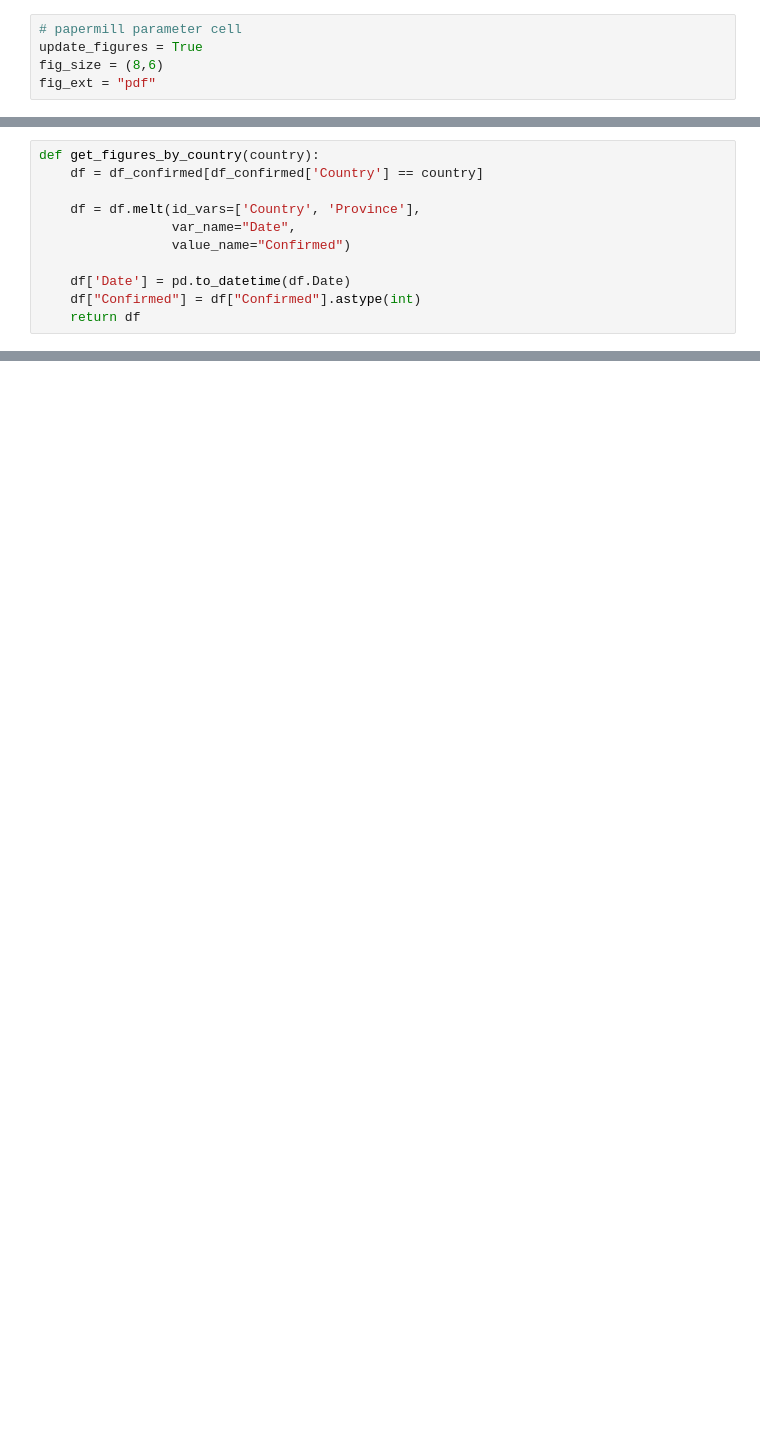
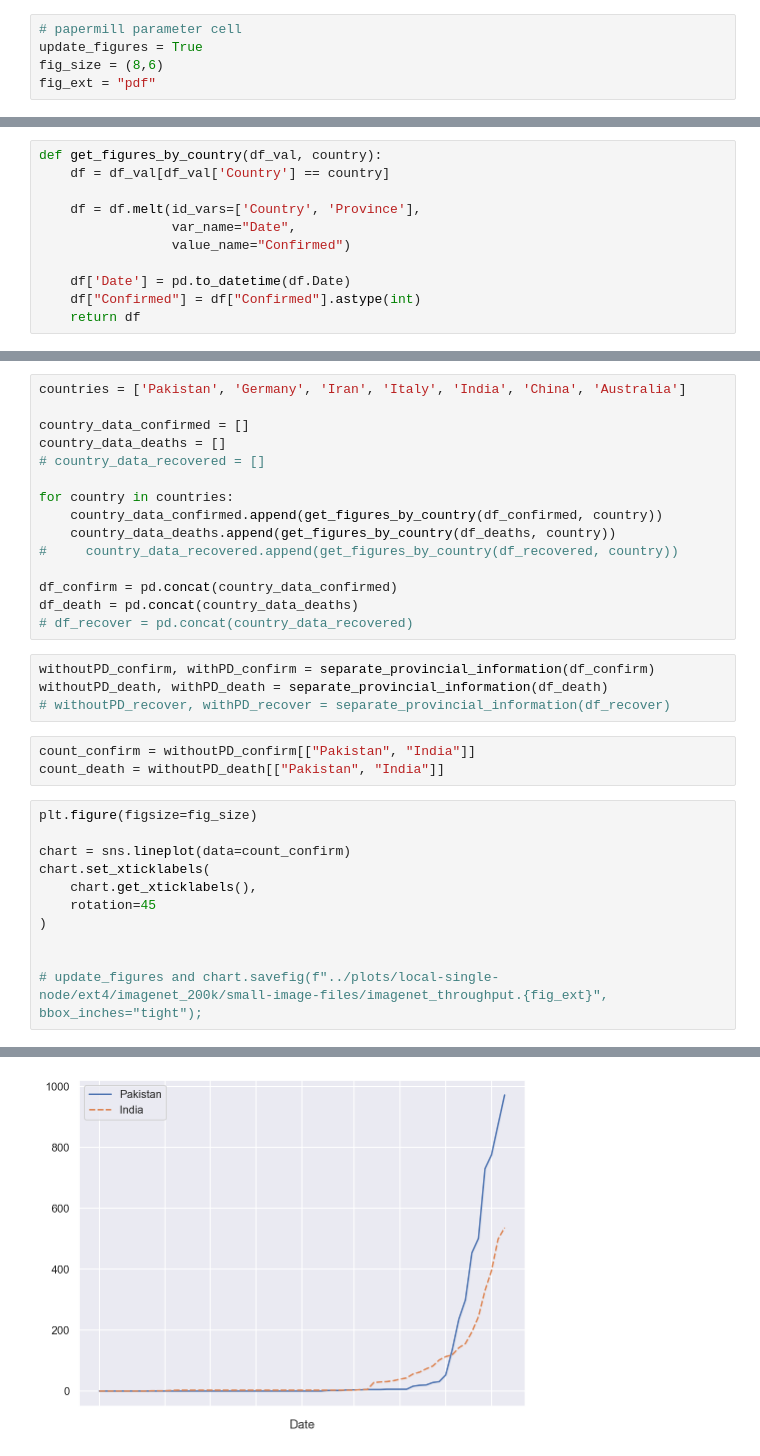
Before and after one commit to aliabbasjaffri/COVID-19-Analysis, a Jupyter notebook: Analysis.ipynb, the cells around one changed output, grey strips where cells are left out. Cells and saved outputs as stored; diff of their text form; blank space fills up the shorter version.

```diff
--- a/Analysis.ipynb
+++ b/Analysis.ipynb
@@ -29,6 +34,6 @@ df_confirmed = pd.concat([
 # %%
-def get_figures_by_country(country):
-    df = df_confirmed[df_confirmed['Country'] == country]
+def get_figures_by_country(df_val, country):
+    df = df_val[df_val['Country'] == country]
 
     df = df.melt(id_vars=['Country', 'Province'],
                  var_name="Date",
@@ -58,0 +55,34 @@ withoutPD = withoutPD.dropna(axis=1, how='all')
+# %%
+countries = ['Pakistan', 'Germany', 'Iran', 'Italy', 'India', 'China', 'Australia']
+
+country_data_confirmed = []
+country_data_deaths = []
+# country_data_recovered = []
+
+for country in countries:
+    country_data_confirmed.append(get_figures_by_country(df_confirmed, country))
+    country_data_deaths.append(get_figures_by_country(df_deaths, country))
+#     country_data_recovered.append(get_figures_by_country(df_recovered, country))
+
+df_confirm = pd.concat(country_data_confirmed)
+df_death = pd.concat(country_data_deaths)
+# df_recover = pd.concat(country_data_recovered)
+# %%
+withoutPD_confirm, withPD_confirm = separate_provincial_information(df_confirm)
+withoutPD_death, withPD_death = separate_provincial_information(df_death)
+# withoutPD_recover, withPD_recover = separate_provincial_information(df_recover)
+# %%
+count_confirm = withoutPD_confirm[["Pakistan", "India"]]
+count_death = withoutPD_death[["Pakistan", "India"]]
+# %%
+plt.figure(figsize=fig_size)
+
+chart = sns.lineplot(data=count_confirm)
+chart.set_xticklabels(
+    chart.get_xticklabels(),
+    rotation=45
+)
+
+
+# update_figures and chart.savefig(f"../plots/local-single-node/ext4/imagenet_200k/small-image-files/imagenet_throughput.{fig_ext}", bbox_inches="tight");
+# %% [output]
@@ -58,0 +98 @@ withoutPD = withoutPD.dropna(axis=1, how='all')
+[figure, added]
```
Also changed, not shown: parts of 7 cells of this notebook.
